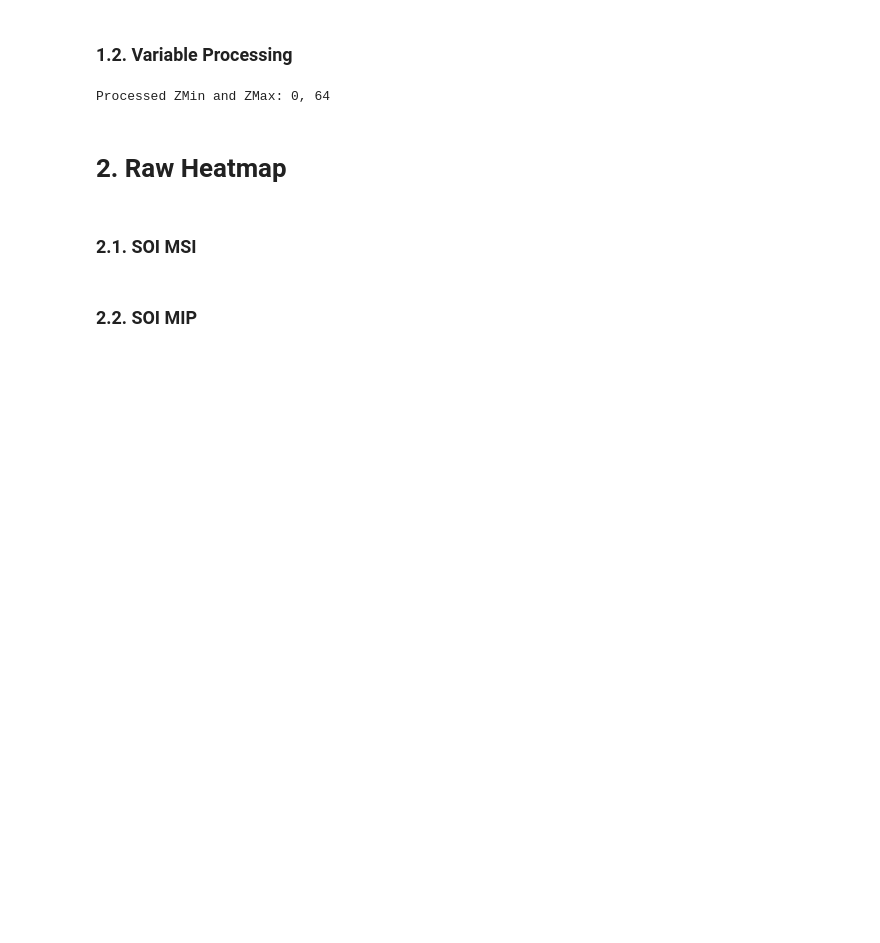
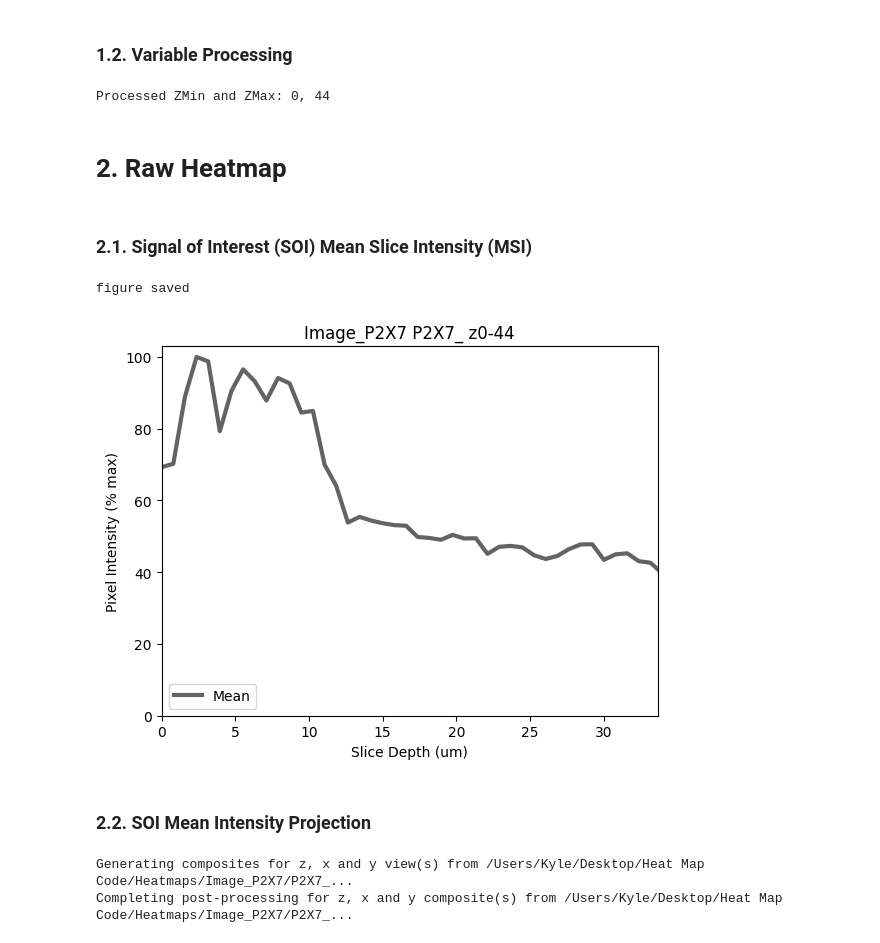
Before and after one commit to AlexSath/prodivis, a Jupyter notebook: scripts/heatmap_workflow.ipynb, the cells around one changed output. Drawn from its saved outputs; the diff is of its cells as text; code cells hidden in the pictures; blank space fills up the shorter version.

Commit message:
merged Kyle and Alex

```diff
--- a/scripts/heatmap_workflow.ipynb
+++ b/scripts/heatmap_workflow.ipynb
@@ -15,16 +15,24 @@ import os
 # %%
 # In quotes, put paths to folders containing tiffs for SOI and Normalization signals, respectively
-stack_dir = os.path.abspath("/Users/sathlerar/Documents/franco/hsp9056/Hsp90_3NT56/")
-norm_dir = os.path.abspath("/Users/sathlerar/Documents/franco/hsp9056/DAPI/")
+stack_dir = os.path.abspath("/Users/Kyle/Desktop/Heat Map Code/Heatmaps/Image_P2X7/P2X7_")
+norm_dir = os.path.abspath("/Users/Kyle/Desktop/Heat Map Code/Heatmaps/Image_P2X7/DAPI_/")
 
-# Replace with slice integers or decimal percentages. 'None' for no boundary.
+# What is your signal of interest (SOI) and normalization signal (NS)
+soi = "P2X7R"
+ns = "DAPI"
+
+# Replace with slice integers or decimal percentages. 'None' for no boundary. refer to zmin and zmax as microns on the x-axis in your graphs
 zmin, zmax = None, None
 
-# how many microns is a single image/slice?
+# How many microns is a single image/slice?
 slice_depth = 0.79
 
-# how many slices does a monolayer of your cell type represent?
-monolayer_num_slices = 15
+# Do you want to save your figures?
+save_figs = True
+
+# Adjust the lower and upper threshold
+lower_thresh = 10
+upper_thresh = 254
 # %% [markdown]
 ### 1.2. Variable Processing
 # %%
@@ -35,7 +43,7 @@ norm_tiffs = tools.get_files(norm_dir)
 zmin, zmax = hwt.process_zmin_zmax(zmin, zmax, stack_tiffs)
 print(f"Processed ZMin and ZMax: {zmin}, {zmax}")
 # %% [output]
-Processed ZMin and ZMax: 0, 64
+Processed ZMin and ZMax: 0, 44
 # %%
 stack_name = os.path.basename(stack_dir)
 norm_name = os.path.basename(norm_dir)
@@ -49,19 +57,23 @@ if not os.path.isdir(out_dir):
 # %% [markdown]
 # 2. Raw Heatmap
 # %% [markdown]
-### 2.1. SOI MSI
+### 2.1. Signal of Interest (SOI) Mean Slice Intensity (MSI)
 # %%
 stack_means = np.array([])
-stack_stds = np.array([])
 for img in stack_tiffs[zmin:zmax]:
-    mean, std = normalize.tiff_mean_std(img, 0, -1, True, 0)
+    mean = normalize.tiff_stats_thresh(img, lower_thresh, upper_thresh, 1)
     stack_means = np.append(stack_means, mean)
-    stack_stds = np.append(stack_stds, std)
-hwt.plot_MSI(stack_means, stack_stds, slice_depth,
-             f"{base_dir} {stack_name} z{zmin}-{zmax} MSI",
-             os.path.join(out_dir, f"{base_dir}_{stack_name}_z{zmin}-{zmax}_MSI.png"))
+hwt.plot_MSI(stack_means, slice_depth,
+             f"{base_dir} {stack_name} z{zmin}-{zmax}",
+             os.path.join(out_dir, f"{base_dir}_{stack_name}_z{zmin}-{zmax}_SOI_Intensity.pdf"), save_figs)
+# %% [output]
+figure saved
+[figure, added]
 # %% [markdown]
-### 2.2. SOI MIP
+### 2.2. SOI Mean Intensity Projection
 # %%
 imgs = norm_heatmap.stack(stack_tiffs[zmin:zmax], ['z', 'x', 'y'], 20)
+# %% [output]
+Generating composites for z, x and y view(s) from /Users/Kyle/Desktop/Heat Map Code/Heatmaps/Image_P2X7/P2X7_...
+Completing post-processing for z, x and y composite(s) from /Users/Kyle/Desktop/Heat Map Code/Heatmaps/Image_P2X7/P2X7_...
 # %%
```
Also changed, not shown: parts of 26 cells of this notebook, 5 other files.
